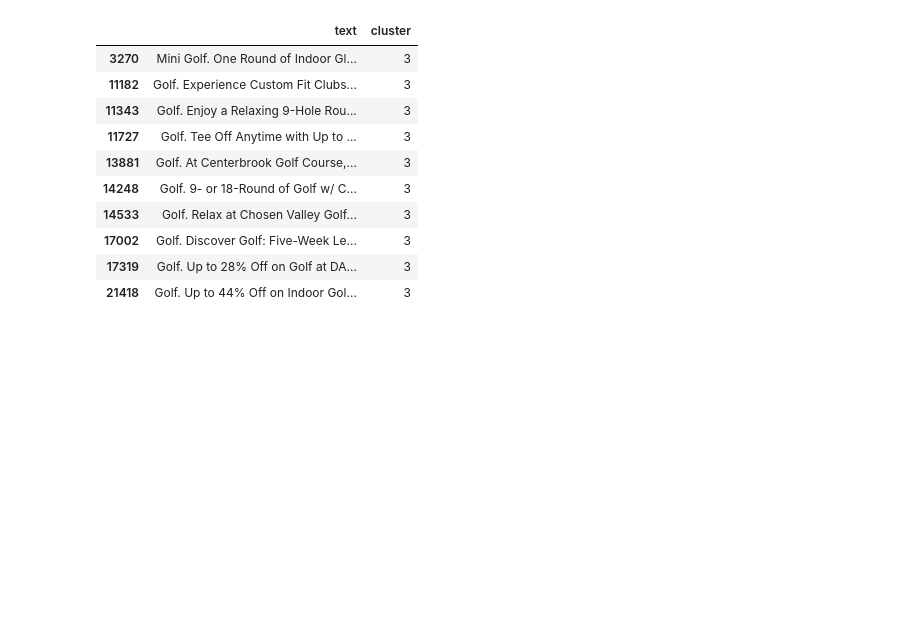
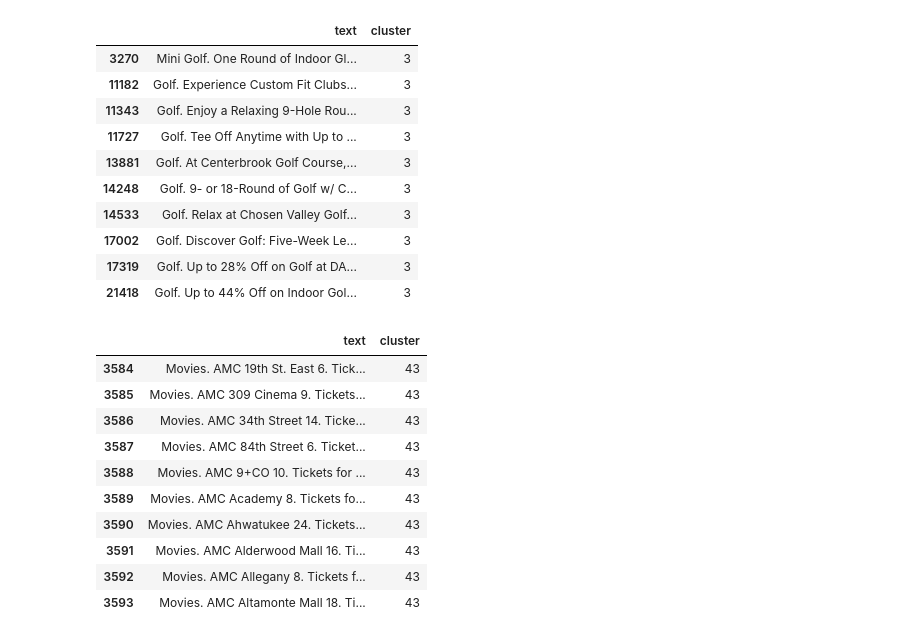
Before and after one commit to zphilippcz/research, a Jupyter notebook: clusters/deal_clusters.ipynb, the cells around one changed output. Cells and saved outputs as stored; diff of their text form; code cells hidden in the pictures; blank space fills up the shorter version.

```diff
--- a/clusters/deal_clusters.ipynb
+++ b/clusters/deal_clusters.ipynb
@@ -111,3 +111,17 @@ df[['text', 'cluster']].query("cluster == 3").head(10)
 | 17002 | Golf. Discover Golf: Five-Week Le... | 3 |
 | 17319 | Golf. Up to 28% Off on Golf at DA... | 3 |
 | 21418 | Golf. Up to 44% Off on Indoor Gol... | 3 |
+# %%
+df[['text', 'cluster']].query("cluster == 43").head(10)
+# %% [output]
+|  | text | cluster |
+| 3584 | Movies. AMC 19th St. East 6. Tick... | 43 |
+| 3585 | Movies. AMC 309 Cinema 9. Tickets... | 43 |
+| 3586 | Movies. AMC 34th Street 14. Ticke... | 43 |
+| 3587 | Movies. AMC 84th Street 6. Ticket... | 43 |
+| 3588 | Movies. AMC 9+CO 10. Tickets for ... | 43 |
+| 3589 | Movies. AMC Academy 8. Tickets fo... | 43 |
+| 3590 | Movies. AMC Ahwatukee 24. Tickets... | 43 |
+| 3591 | Movies. AMC Alderwood Mall 16. Ti... | 43 |
+| 3592 | Movies. AMC Allegany 8. Tickets f... | 43 |
+| 3593 | Movies. AMC Altamonte Mall 18. Ti... | 43 |
```
Also changed, not shown: parts of 11 cells of this notebook.
